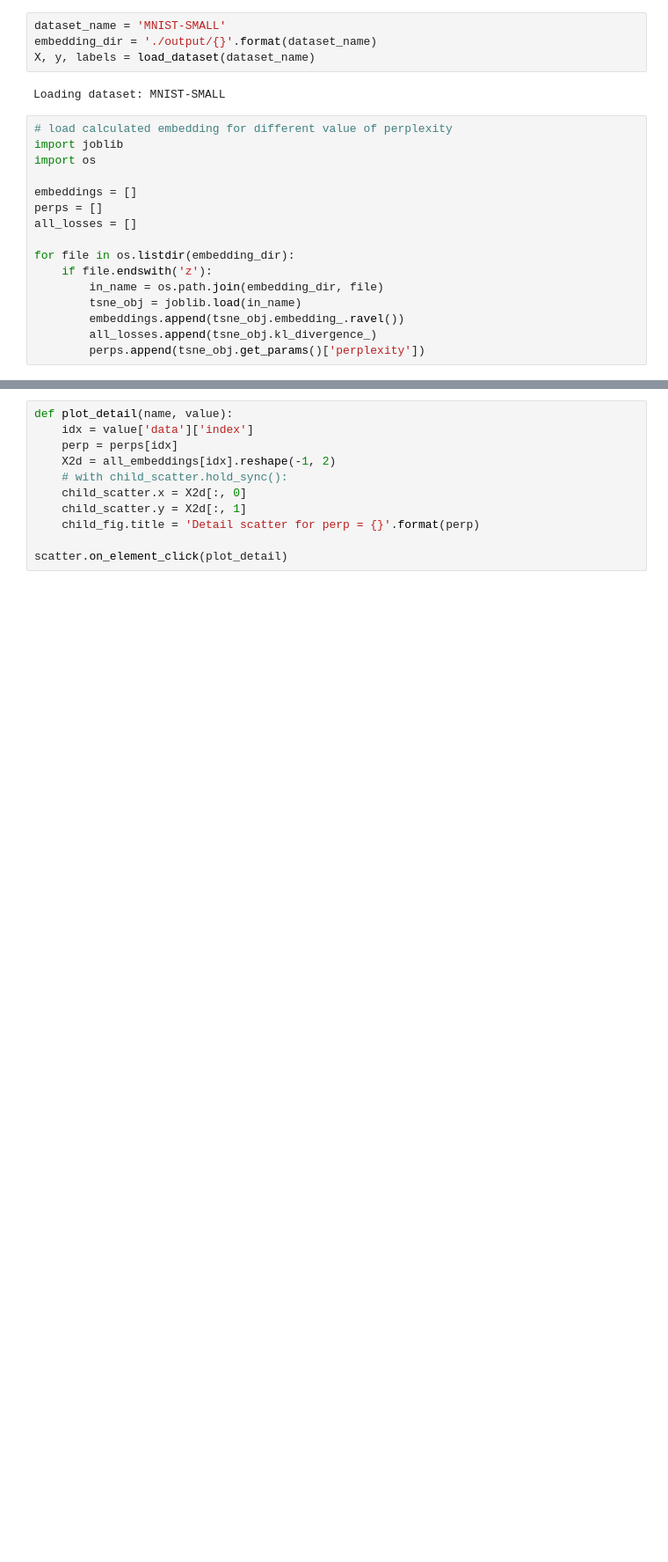
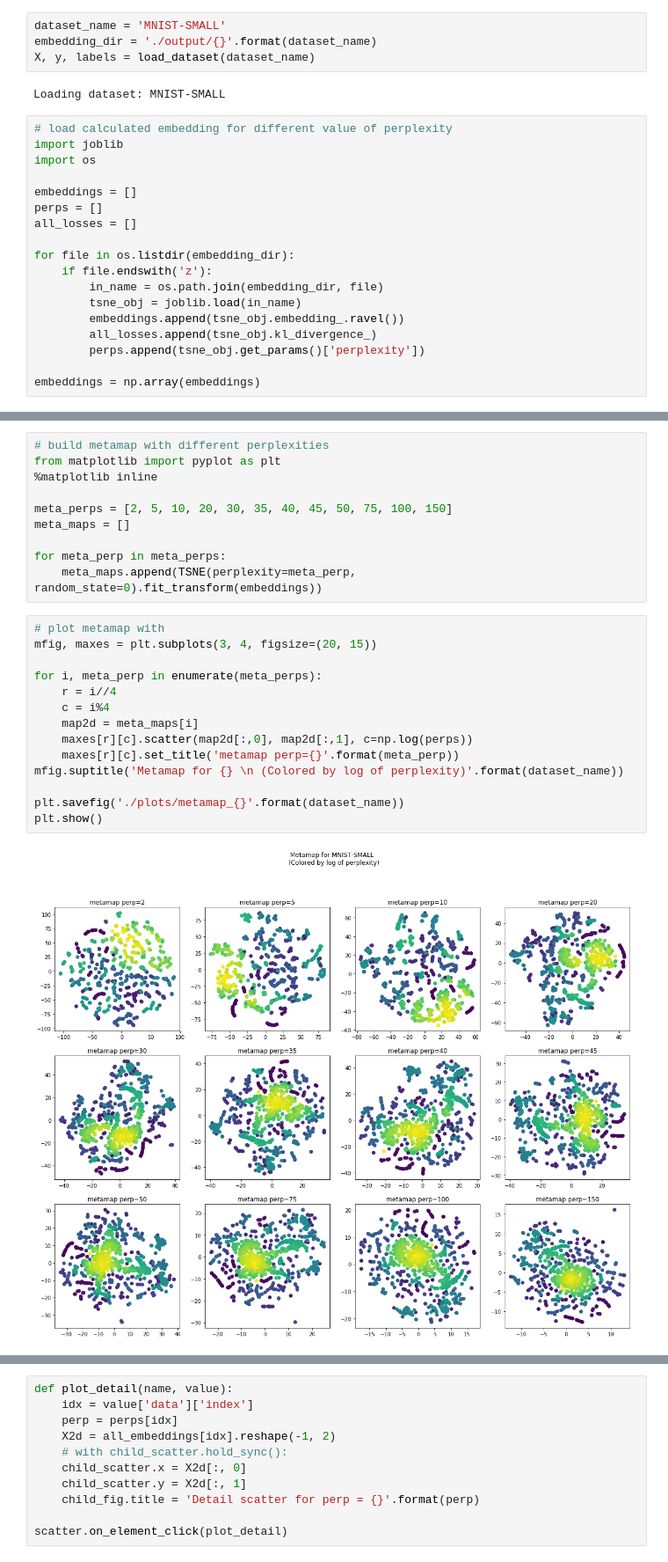
Before and after one commit to vu-minh/tsne_auto_perp_constraints, a Jupyter notebook: Metamap with t-SNE.ipynb, the cells around one changed output, grey strips where cells are left out. Shown at 88% size. Saved outputs shown, nothing was run; the diff lists cells and outputs as text; blank space fills up the shorter version.

```diff
--- a/Metamap with t-SNE.ipynb
+++ b/Metamap with t-SNE.ipynb
@@ -28,3 +28,5 @@ for file in os.listdir(embedding_dir):
         embeddings.append(tsne_obj.embedding_.ravel())
         all_losses.append(tsne_obj.kl_divergence_)
         perps.append(tsne_obj.get_params()['perplexity'])
+
+embeddings = np.array(embeddings)
@@ -38,0 +33,26 @@ meta_map = meta_tsne.fit_transform(all_embeddings)
+# %%
+# build metamap with different perplexities
+from matplotlib import pyplot as plt
+%matplotlib inline
+
+meta_perps = [2, 5, 10, 20, 30, 35, 40, 45, 50, 75, 100, 150]
+meta_maps = []
+
+for meta_perp in meta_perps:
+    meta_maps.append(TSNE(perplexity=meta_perp, random_state=0).fit_transform(embeddings))
+# %%
+# plot metamap with
+mfig, maxes = plt.subplots(3, 4, figsize=(20, 15))
+
+for i, meta_perp in enumerate(meta_perps):
+    r = i//4
+    c = i%4
+    map2d = meta_maps[i]
+    maxes[r][c].scatter(map2d[:,0], map2d[:,1], c=np.log(perps))
+    maxes[r][c].set_title('metamap perp={}'.format(meta_perp))
+mfig.suptitle('Metamap for {} \n (Colored by log of perplexity)'.format(dataset_name))
+
+plt.savefig('./plots/metamap_{}'.format(dataset_name))
+plt.show()
+# %% [output]
+[figure, added]
```
Also changed, not shown: parts of 5 cells of this notebook.
